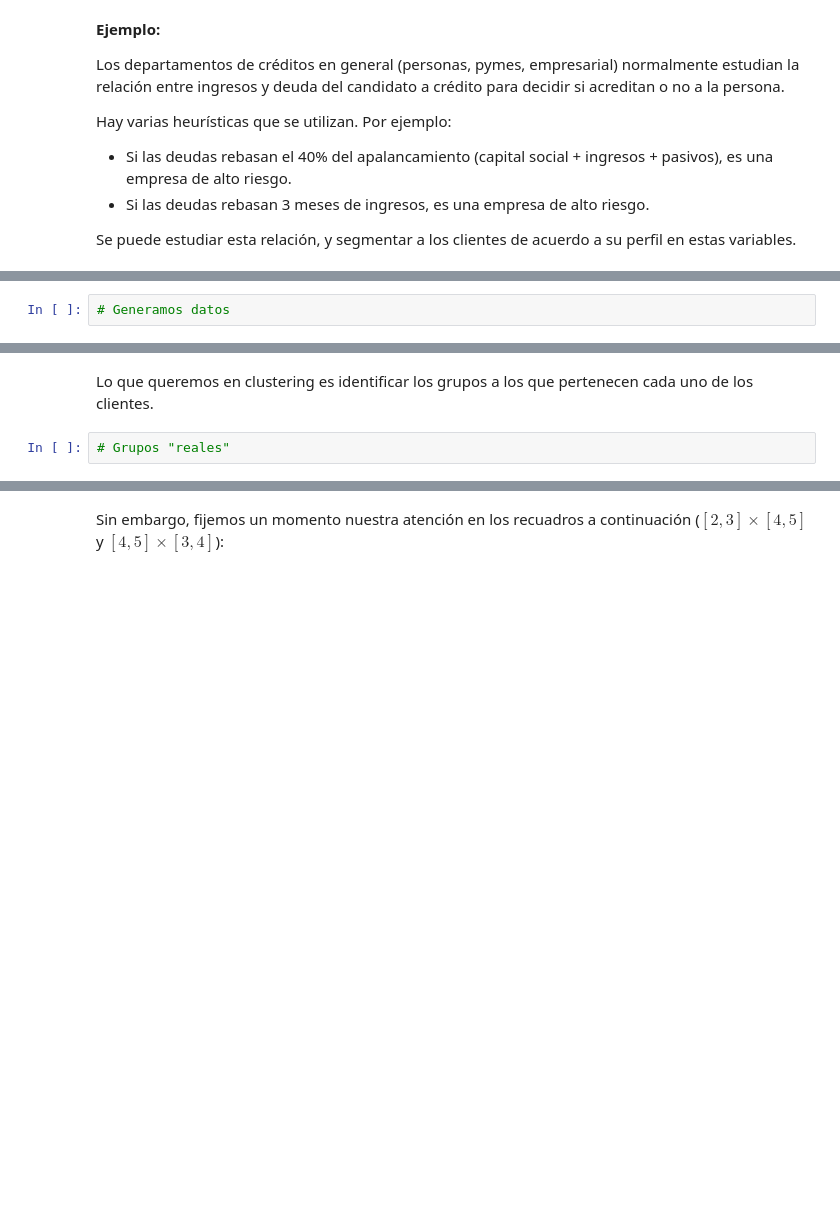
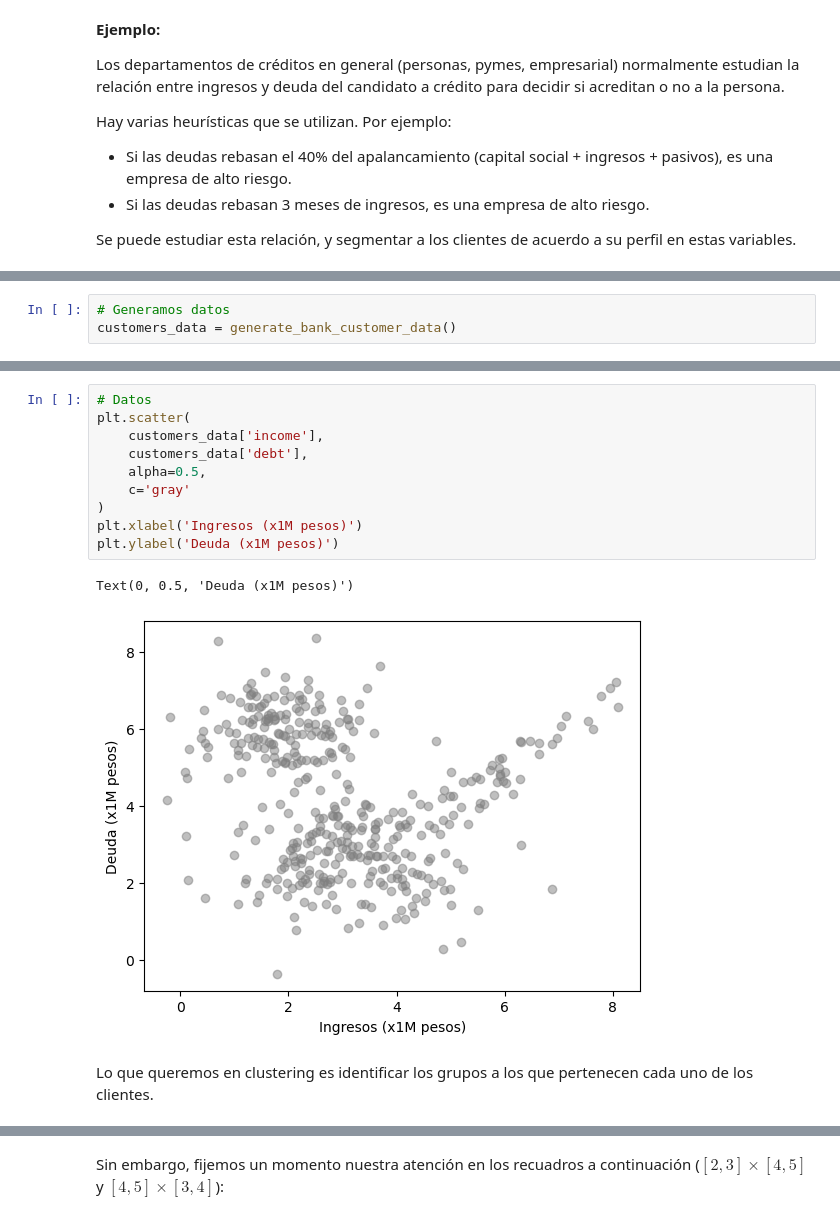
Before and after one commit to esjimenezro/meb2025, a Jupyter notebook: modulo_adicional/tema1/1_variables_latentes_k_means.ipynb, the cells around one changed output, grey strips where cells are left out. Saved outputs shown, nothing was run; the diff lists cells and outputs as text; blank space fills up the shorter version.

```diff
--- a/modulo_adicional/tema1/1_variables_latentes_k_means.ipynb
+++ b/modulo_adicional/tema1/1_variables_latentes_k_means.ipynb
@@ -89,2 +90,3 @@ Se puede estudiar esta relación, y segmentar a los clientes de acuerdo a su per
 # %%
 # Generamos datos
+customers_data = generate_bank_customer_data()
@@ -93,4 +102,15 @@ Se puede estudiar esta relación, y segmentar a los clientes de acuerdo a su per
+# %%
+# Datos
+plt.scatter(
+    customers_data['income'],
+    customers_data['debt'],
+    alpha=0.5,
+    c='gray'
+)
+plt.xlabel('Ingresos (x1M pesos)')
+plt.ylabel('Deuda (x1M pesos)')
+# %% [output]
+Text(0, 0.5, 'Deuda (x1M pesos)')
+[figure, added]
 # %% [markdown]
 Lo que queremos en clustering es identificar los grupos a los que pertenecen cada uno de los clientes.
-# %%
-# Grupos "reales"
```
Also changed, not shown: parts of 35 cells of this notebook.
